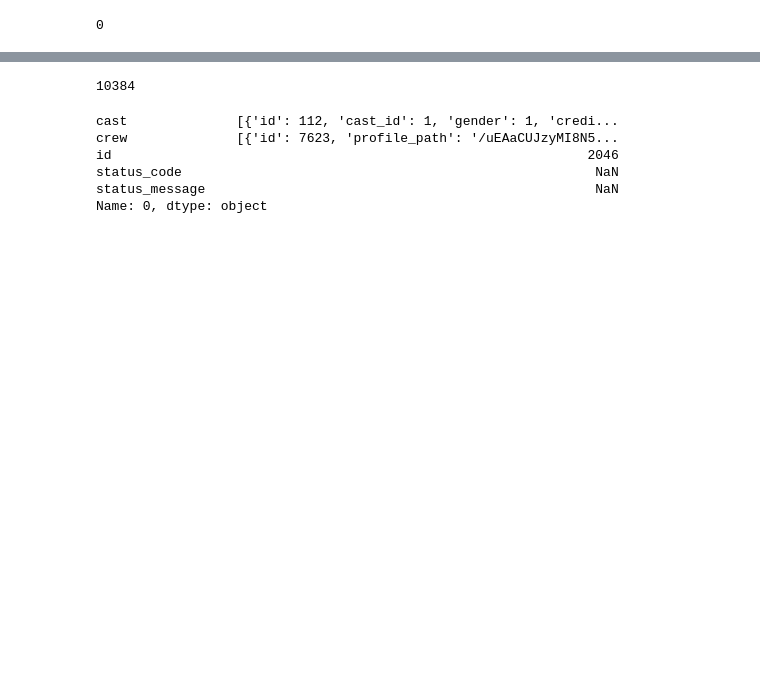
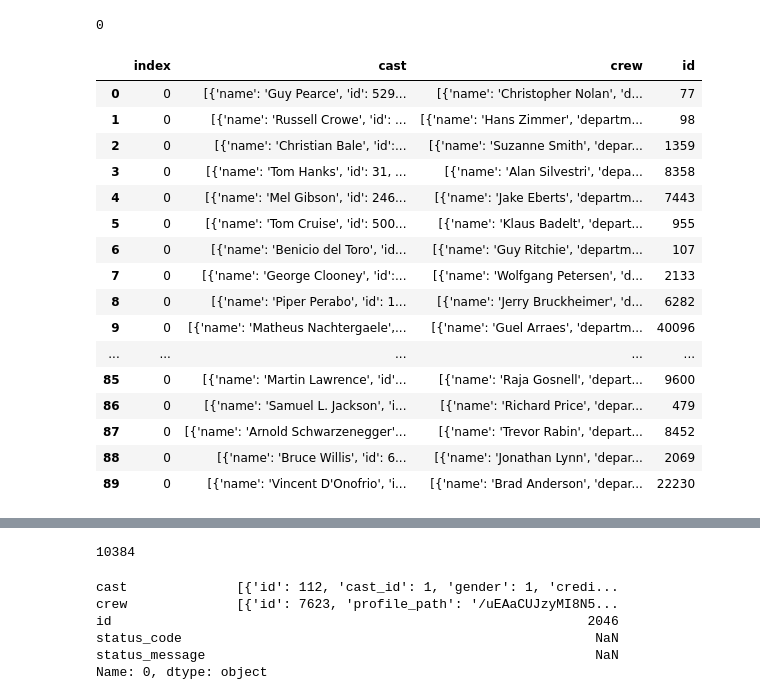
Before and after one commit to ddearauj/movies-analysis, a Jupyter notebook: exploration_notebooks/getCredits.ipynb, the cells around one changed output, grey strips where cells are left out. Saved outputs shown, nothing was run; the diff lists cells and outputs as text; code cells hidden in the pictures; blank space fills up the shorter version.

```diff
--- a/exploration_notebooks/getCredits.ipynb
+++ b/exploration_notebooks/getCredits.ipynb
@@ -99,6 +101,28 @@ movie_credits_df['id'].isnull().sum()
 0
 # %%
 movie_credits_df = movie_credits_df.reset_index()
+# %%
+from IPython.display import display
+pd.options.display.max_rows = None
+movie_credits_df.head(90)
+# %% [output]
+|  | index | cast | crew | id |
+| 0 | 0 | [{'name': 'Guy Pearce', 'id': 529... | [{'name': 'Christopher Nolan', 'd... | 77 |
+| 1 | 0 | [{'name': 'Russell Crowe', 'id': ... | [{'name': 'Hans Zimmer', 'departm... | 98 |
+| 2 | 0 | [{'name': 'Christian Bale', 'id':... | [{'name': 'Suzanne Smith', 'depar... | 1359 |
+| 3 | 0 | [{'name': 'Tom Hanks', 'id': 31, ... | [{'name': 'Alan Silvestri', 'depa... | 8358 |
+| 4 | 0 | [{'name': 'Mel Gibson', 'id': 246... | [{'name': 'Jake Eberts', 'departm... | 7443 |
+| 5 | 0 | [{'name': 'Tom Cruise', 'id': 500... | [{'name': 'Klaus Badelt', 'depart... | 955 |
+| 6 | 0 | [{'name': 'Benicio del Toro', 'id... | [{'name': 'Guy Ritchie', 'departm... | 107 |
+| 7 | 0 | [{'name': 'George Clooney', 'id':... | [{'name': 'Wolfgang Petersen', 'd... | 2133 |
+| 8 | 0 | [{'name': 'Piper Perabo', 'id': 1... | [{'name': 'Jerry Bruckheimer', 'd... | 6282 |
+| 9 | 0 | [{'name': 'Matheus Nachtergaele',... | [{'name': 'Guel Arraes', 'departm... | 40096 |
+| ... | ... | ... | ... | ... |
+| 85 | 0 | [{'name': 'Martin Lawrence', 'id'... | [{'name': 'Raja Gosnell', 'depart... | 9600 |
+| 86 | 0 | [{'name': 'Samuel L. Jackson', 'i... | [{'name': 'Richard Price', 'depar... | 479 |
+| 87 | 0 | [{'name': 'Arnold Schwarzenegger'... | [{'name': 'Trevor Rabin', 'depart... | 8452 |
+| 88 | 0 | [{'name': 'Bruce Willis', 'id': 6... | [{'name': 'Jonathan Lynn', 'depar... | 2069 |
+| 89 | 0 | [{'name': 'Vincent D'Onofrio', 'i... | [{'name': 'Brad Anderson', 'depar... | 22230 |
 # %%
 movie_cast_df = get_cast(ids_num, movie_credits_df)
 # %% [output]
```
Also changed, not shown: parts of 6 cells of this notebook, 1 other file.
